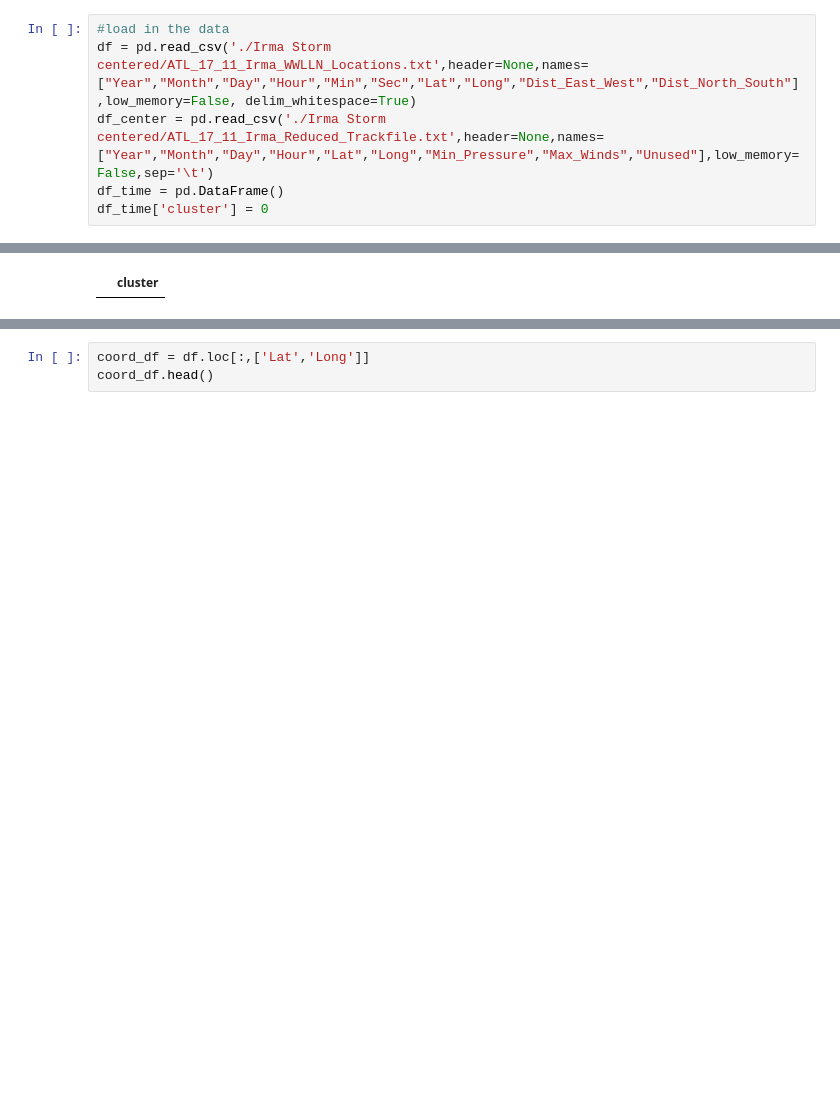
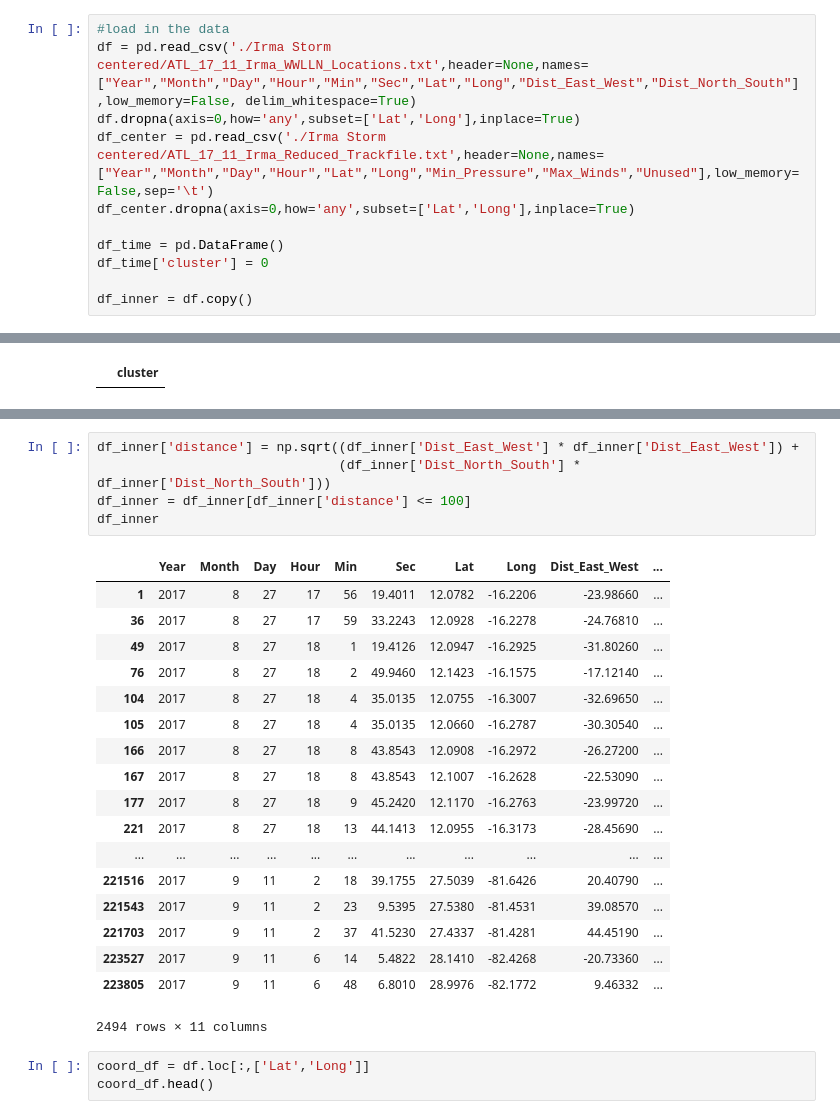
Before and after one commit to aeonwilliams/TeamSqueem, a Jupyter notebook: lighting_graphing/LightningGraphing-KMEANS.ipynb, the cells around one changed output, grey strips where cells are left out. Cells and saved outputs as stored; diff of their text form; blank space fills up the shorter version.

```diff
--- a/lighting_graphing/LightningGraphing-KMEANS.ipynb
+++ b/lighting_graphing/LightningGraphing-KMEANS.ipynb
@@ -24,9 +24,14 @@ warnings.filterwarnings("ignore")
 # %%
 #load in the data
 df = pd.read_csv('./Irma Storm centered/ATL_17_11_Irma_WWLLN_Locations.txt',header=None,names=["Year","Month","Day","Hour","Min","Sec","Lat","Long","Dist_East_West","Dist_North_South"],low_memory=False, delim_whitespace=True)
+df.dropna(axis=0,how='any',subset=['Lat','Long'],inplace=True)
 df_center = pd.read_csv('./Irma Storm centered/ATL_17_11_Irma_Reduced_Trackfile.txt',header=None,names=["Year","Month","Day","Hour","Lat","Long","Min_Pressure","Max_Winds","Unused"],low_memory=False,sep='\t')
+df_center.dropna(axis=0,how='any',subset=['Lat','Long'],inplace=True)
+
 df_time = pd.DataFrame()
 df_time['cluster'] = 0
+
+df_inner = df.copy()
 # %%
 display(df.head())
 display(df_center.head())
@@ -81,6 +95,30 @@ display(df_time.tail())
 | 230717 | 11.0 | 484.965 | -2.43517 | 18.0 | 30.8781 | -78.4179 | 4.0 | 9.0 | 0.5648 | ... |
 | 230718 | 11.0 | 529.056 | -244.80700 | 18.0 | 28.6984 | -78.0753 | 4.0 | 9.0 | 26.9945 | ... |
 | 230719 | 11.0 | 871.952 | -1023.76000 | 18.0 | 21.6931 | -75.0596 | 4.0 | 9.0 | 55.8509 | ... |
+# %%
+df_inner['distance'] = np.sqrt((df_inner['Dist_East_West'] * df_inner['Dist_East_West']) +
+                               (df_inner['Dist_North_South'] * df_inner['Dist_North_South']))
+df_inner = df_inner[df_inner['distance'] <= 100]
+df_inner
+# %% [output]
+|  | Year | Month | Day | Hour | Min | Sec | Lat | Long | Dist_East_West | ... |
+| 1 | 2017 | 8 | 27 | 17 | 56 | 19.4011 | 12.0782 | -16.2206 | -23.98660 | ... |
+| 36 | 2017 | 8 | 27 | 17 | 59 | 33.2243 | 12.0928 | -16.2278 | -24.76810 | ... |
+| 49 | 2017 | 8 | 27 | 18 | 1 | 19.4126 | 12.0947 | -16.2925 | -31.80260 | ... |
+| 76 | 2017 | 8 | 27 | 18 | 2 | 49.9460 | 12.1423 | -16.1575 | -17.12140 | ... |
+| 104 | 2017 | 8 | 27 | 18 | 4 | 35.0135 | 12.0755 | -16.3007 | -32.69650 | ... |
+| 105 | 2017 | 8 | 27 | 18 | 4 | 35.0135 | 12.0660 | -16.2787 | -30.30540 | ... |
+| 166 | 2017 | 8 | 27 | 18 | 8 | 43.8543 | 12.0908 | -16.2972 | -26.27200 | ... |
+| 167 | 2017 | 8 | 27 | 18 | 8 | 43.8543 | 12.1007 | -16.2628 | -22.53090 | ... |
+| 177 | 2017 | 8 | 27 | 18 | 9 | 45.2420 | 12.1170 | -16.2763 | -23.99720 | ... |
+| 221 | 2017 | 8 | 27 | 18 | 13 | 44.1413 | 12.0955 | -16.3173 | -28.45690 | ... |
+| ... | ... | ... | ... | ... | ... | ... | ... | ... | ... | ... |
+| 221516 | 2017 | 9 | 11 | 2 | 18 | 39.1755 | 27.5039 | -81.6426 | 20.40790 | ... |
+| 221543 | 2017 | 9 | 11 | 2 | 23 | 9.5395 | 27.5380 | -81.4531 | 39.08570 | ... |
+| 221703 | 2017 | 9 | 11 | 2 | 37 | 41.5230 | 27.4337 | -81.4281 | 44.45190 | ... |
+| 223527 | 2017 | 9 | 11 | 6 | 14 | 5.4822 | 28.1410 | -82.4268 | -20.73360 | ... |
+| 223805 | 2017 | 9 | 11 | 6 | 48 | 6.8010 | 28.9976 | -82.1772 | 9.46332 | ... |
+2494 rows × 11 columns
 # %%
 coord_df = df.loc[:,['Lat','Long']]
 coord_df.head()
```
Also changed, not shown: parts of 2 cells of this notebook.
